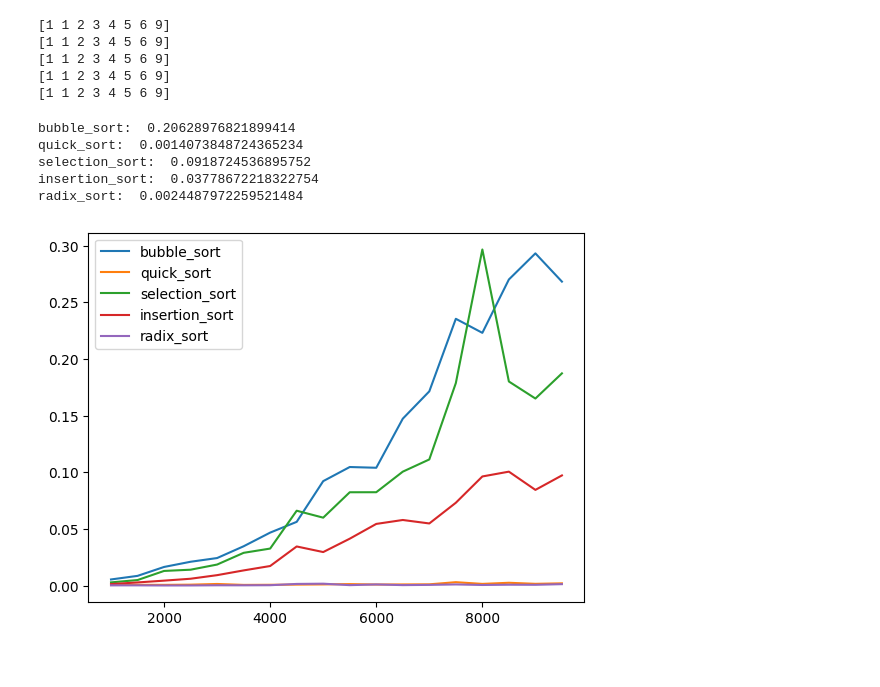
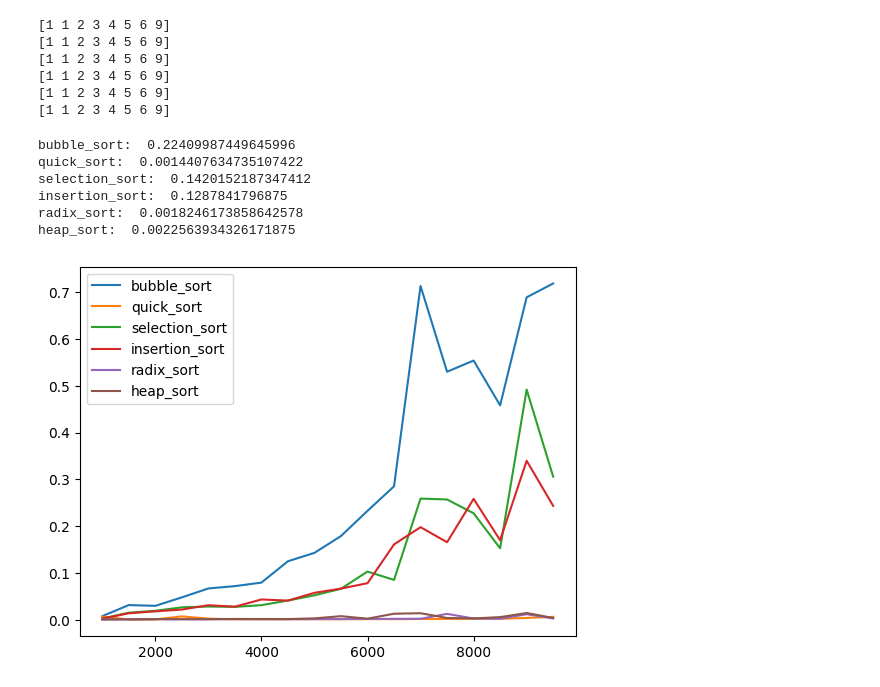
Before and after one commit to konekotech/sort_algorythms, a Jupyter notebook: python_samples/test.ipynb, the cells around one changed output. Saved outputs shown, nothing was run; the diff lists cells and outputs as text; code cells hidden in the pictures.

Commit message:
add heap_sort on python

```diff
--- a/python_samples/test.ipynb
+++ b/python_samples/test.ipynb
@@ -4,6 +4,7 @@ from mypysort import quick_sort
 from mypysort import selection_sort
 from mypysort import insertion_sort
 from mypysort import radix_sort
+from mypysort import heap_sort
 
 import numpy as np
 
@@ -14,18 +15,21 @@ c = quick_sort.sort(a)
 d = selection_sort.sort(a)
 e = insertion_sort.sort(a)
 f = radix_sort.sort(a)
+g = heap_sort.sort(a)
 
 print(b)
 print(c)
 print(d)
 print(e)
 print(f)
+print(g)
 # %% [output]
 [1 1 2 3 4 5 6 9]
 [1 1 2 3 4 5 6 9]
 [1 1 2 3 4 5 6 9]
 [1 1 2 3 4 5 6 9]
 [1 1 2 3 4 5 6 9]
+[1 1 2 3 4 5 6 9]
 # %%
 # 1から10000までの乱数を5000桁生成
 
@@ -66,12 +70,20 @@ radix_sort.sort(a)
 end = time.time()
 
 print("radix_sort: ", end - start)
+
+# ヒープソートの時間計測
+start = time.time()
+heap_sort.sort(a)
+end = time.time()
+
+print("heap_sort: ", end - start);
 # %% [output]
-bubble_sort:  0.20628976821899414
-quick_sort:  0.0014073848724365234
-selection_sort:  0.0918724536895752
-insertion_sort:  0.03778672218322754
-radix_sort:  0.0024487972259521484
+bubble_sort:  0.22409987449645996
+quick_sort:  0.0014407634735107422
+selection_sort:  0.1420152187347412
+insertion_sort:  0.1287841796875
+radix_sort:  0.0018246173858642578
+heap_sort:  0.0022563934326171875
 # %%
 # xは1000刻み、1000から100000まで
 x = [i for i in range(1000, 10000, 500)]
@@ -81,6 +93,7 @@ quick_time = []
 selection_time = []
 insertion_time = []
 radix_sort_time = []
+heap_sort_time = []
 
 for i in x:
     a = np.random.randint(1, 10000, i)
@@ -92,31 +105,37 @@ for i in x:
     start = time.time()
     quick_sort.sort(a)
     end = time.time()
     quick_time.append(end - start)
 
     start = time.time()
     selection_sort.sort(a)
     end = time.time()
     selection_time.append(end - start)
 
     start = time.time()
     insertion_sort.sort(a)
     end = time.time()
     insertion_time.append(end - start)
 
     start = time.time()
     radix_sort.sort(a)
     end = time.time()
     radix_sort_time.append(end - start)
 
+    start = time.time()
+    heap_sort.sort(a)
+    end = time.time()
+    heap_sort_time.append(end - start)
+
 import matplotlib.pyplot as plt
 
 plt.plot(x, bubble_time, label="bubble_sort")
 plt.plot(x, quick_time, label="quick_sort")
 plt.plot(x, selection_time, label="selection_sort")
 plt.plot(x, insertion_time, label="insertion_sort")
 plt.plot(x, radix_sort_time, label="radix_sort")
+plt.plot(x, heap_sort_time, label="heap_sort")
 plt.legend()
 plt.show()
 # %% [output]
-[figure, old version]
+[figure, new version]
```
Also changed, not shown: 2 other files.
